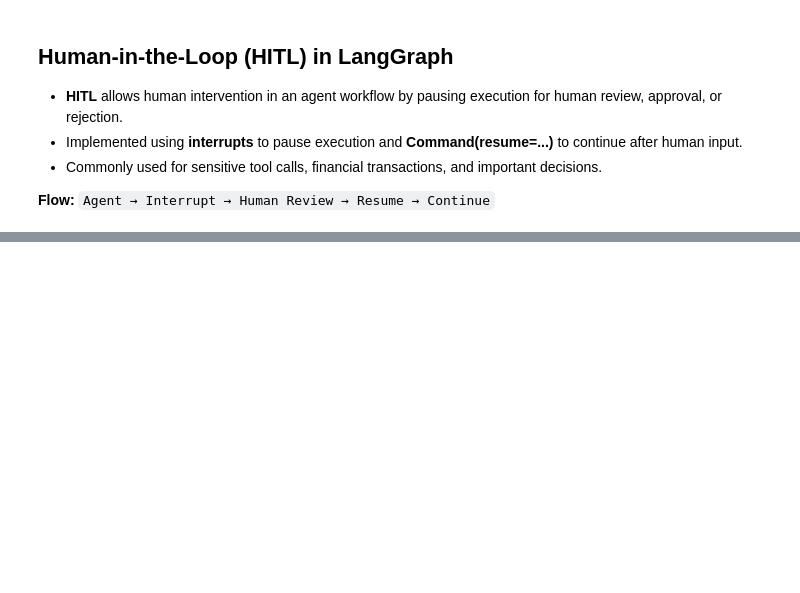
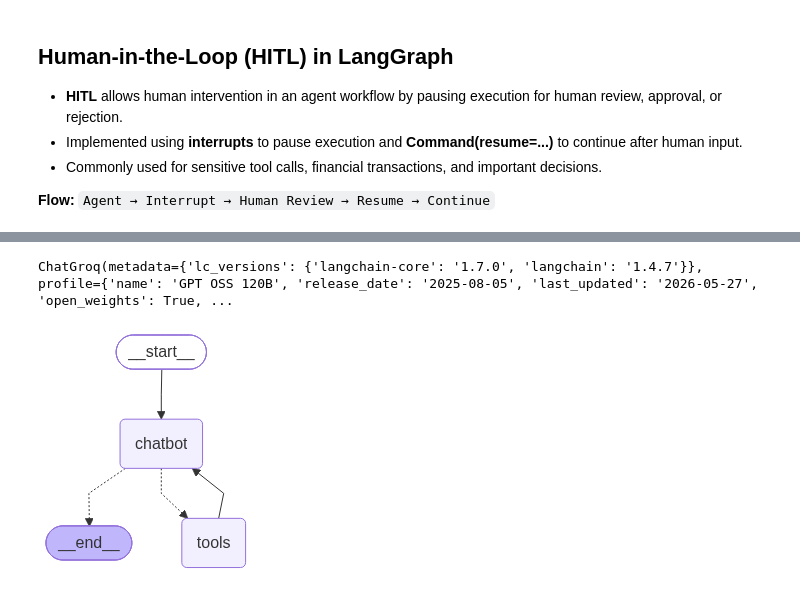
Before and after one commit to aryanjaiswal-454/Learning-AI, a Jupyter notebook: 10_Langgraph/humanintheloop.ipynb, the cells around one changed output, grey strips where cells are left out. Cells and saved outputs as stored; diff of their text form; code cells hidden in the pictures; blank space fills up the shorter version.

```diff
--- a/10_Langgraph/humanintheloop.ipynb
+++ b/10_Langgraph/humanintheloop.ipynb
@@ -8,3 +8,13 @@
 **Flow:** `Agent → Interrupt → Human Review → Resume → Continue`
 # %% [markdown]
 ![image.png](attachment:image.png)
+# %%
+import os
+from dotenv import load_dotenv
+load_dotenv()
+from langchain.chat_models import init_chat_model
+
+llm=init_chat_model(model="groq:openai/gpt-oss-120b")
+llm
+# %% [output]
+ChatGroq(metadata={'lc_versions': {'langchain-core': '1.7.0', 'langchain': '1.4.7'}}, profile={'name': 'GPT OSS 120B', 'release_date': '2025-08-05', 'last_updated': '2026-05-27', 'open_weights': True, ...
@@ -10,0 +77,10 @@
+# %%
+from IPython.display import Image, display
+
+try:
+    display(Image(graph.get_graph().draw_mermaid_png()))
+except Exception:
+    # This requires some extra dependencies and is optional
+    pass
+# %% [output]
+[figure, added]
```
Also changed, not shown: parts of 3 cells of this notebook.
